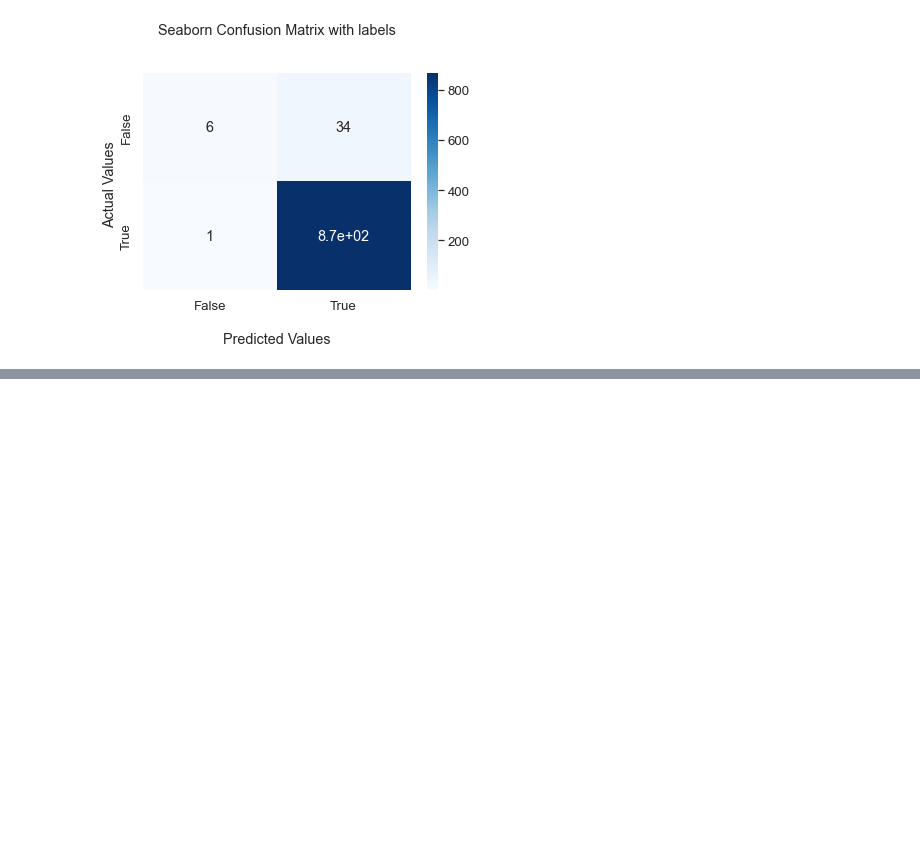
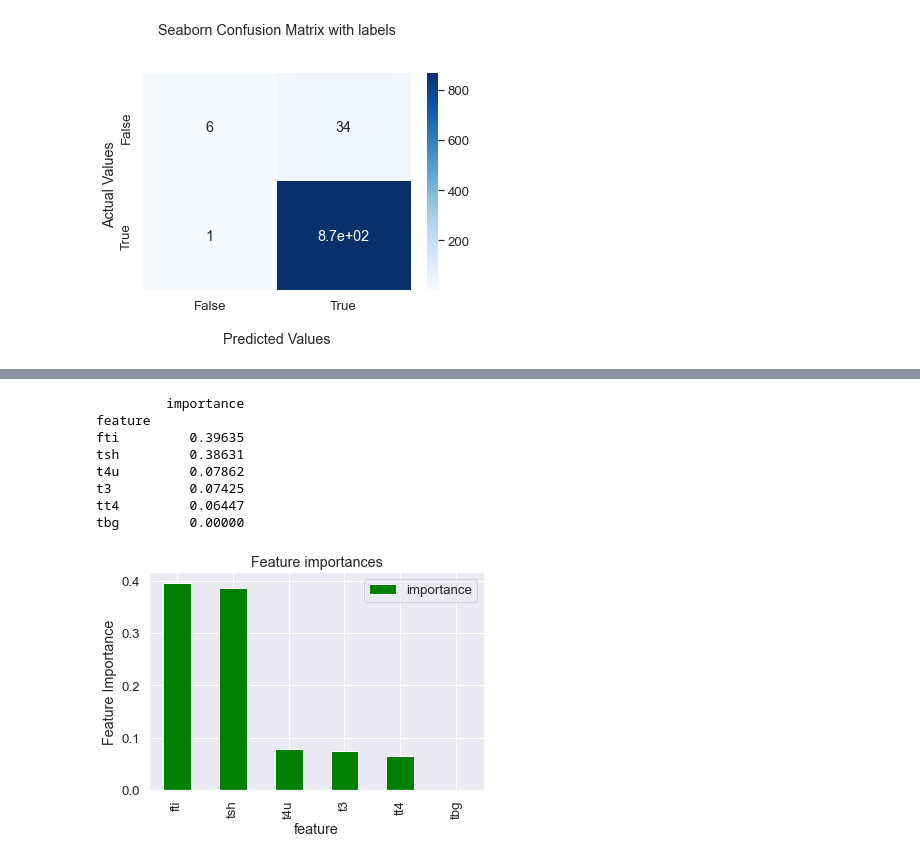
Before and after one commit to ch1b4d4/29_IP_Samson_Nyiro, a Jupyter notebook: 29_IP_Samson_Nyiro.ipynb, the cells around one changed output, grey strips where cells are left out. Cells and saved outputs as stored; diff of their text form; code cells hidden in the pictures; blank space fills up the shorter version.

```diff
--- a/29_IP_Samson_Nyiro.ipynb
+++ b/29_IP_Samson_Nyiro.ipynb
@@ -1076,0 +1177,22 @@ ax.yaxis.set_ticklabels(['False','True'])
+# %%
+# Split the independent and dependent variables
+# We want to predict whether or not the patient's symptoms indicate that the patient has hypothyroid, so let's use that column as our Y
+# Encoding the categorical variables
+
+X=pd.get_dummies(X)
+
+# Train using 70% of the data.
+X_train, X_test, y_train, y_test = train_test_split(X, y, test_size=0.3, random_state=0)
+
+# Intsntiating the model and fitting it to our X_train and y_train
+gradient_boost = GradientBoostingClassifier(random_state=0)
+gradient_boost.fit(X_train, y_train)
+
+# Making predictions
+y_pred_grad = gradient_boost.predict(X)
+
+# Measuring the accuracy of the model
+print(f'The accuracy score is: {accuracy_score(y_test,y_pred)} and the f1 score is {f1_score(y_test,y_pred)}')
+print(f'{classification_report(y_test,y_pred)}')
+# confusion_matrix(y_test,y_pred)
+# classification_report(y_test,y_pred)
@@ -1076,0 +1224,20 @@ ax.yaxis.set_ticklabels(['False','True'])
+# %%
+# Creating a feature importance dataframe
+feature_impo=pd.DataFrame({'feature':X.columns, 'importance': np.round(gradient_boost.feature_importances_,5)}).set_index('feature').sort_values(by='importance', ascending=False)
+print(feature_impo)
+
+feature_impo.plot.bar(color='green')
+plt.title("Feature importances")
+plt.ylabel("Features")
+plt.ylabel("Feature Importance")
+plt.show()
+# %% [output]
+         importance
+feature
+fti         0.39635
+tsh         0.38631
+t4u         0.07862
+t3          0.07425
+tt4         0.06447
+tbg         0.00000
+[figure, added]
```
Also changed, not shown: parts of 15 cells of this notebook.
